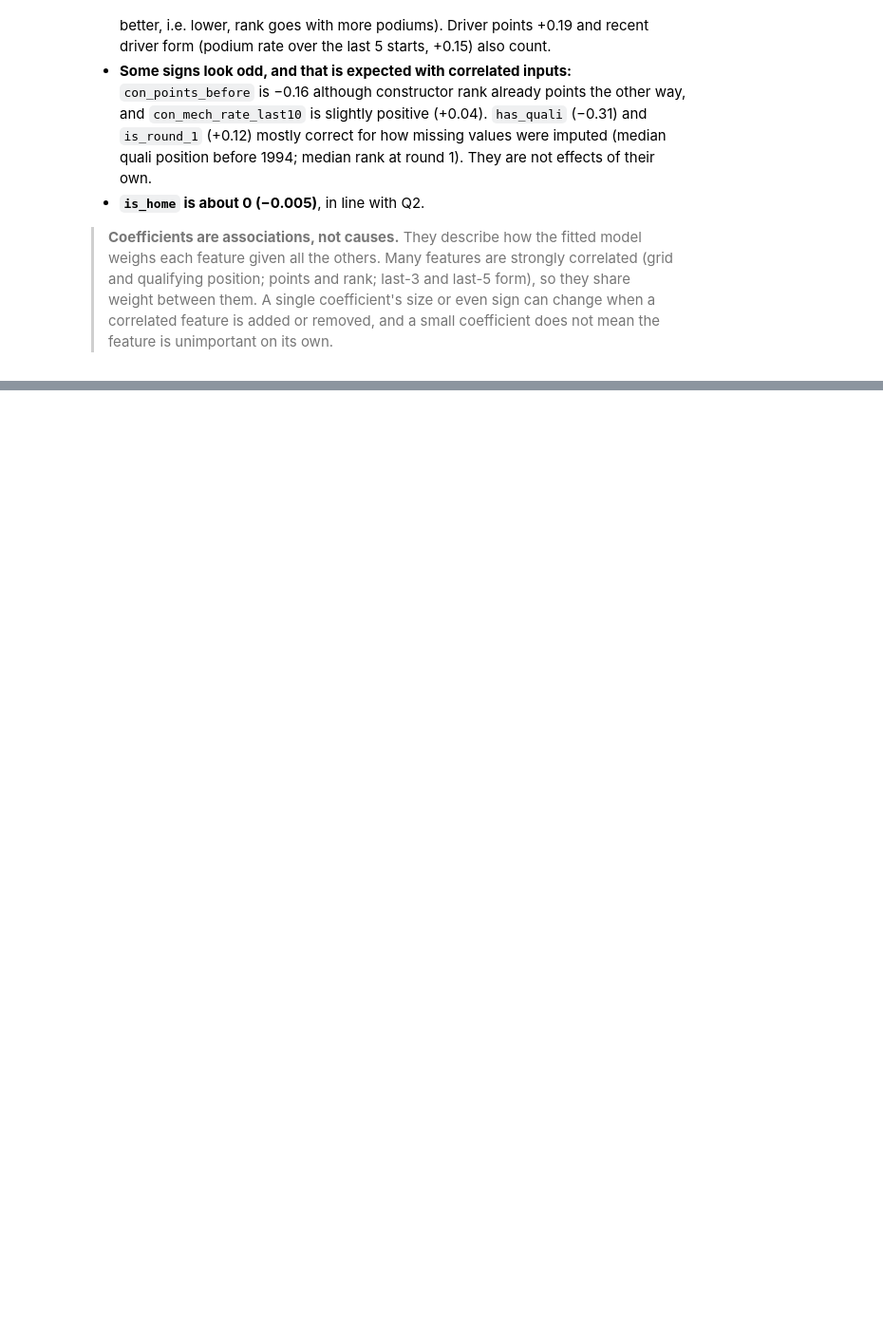
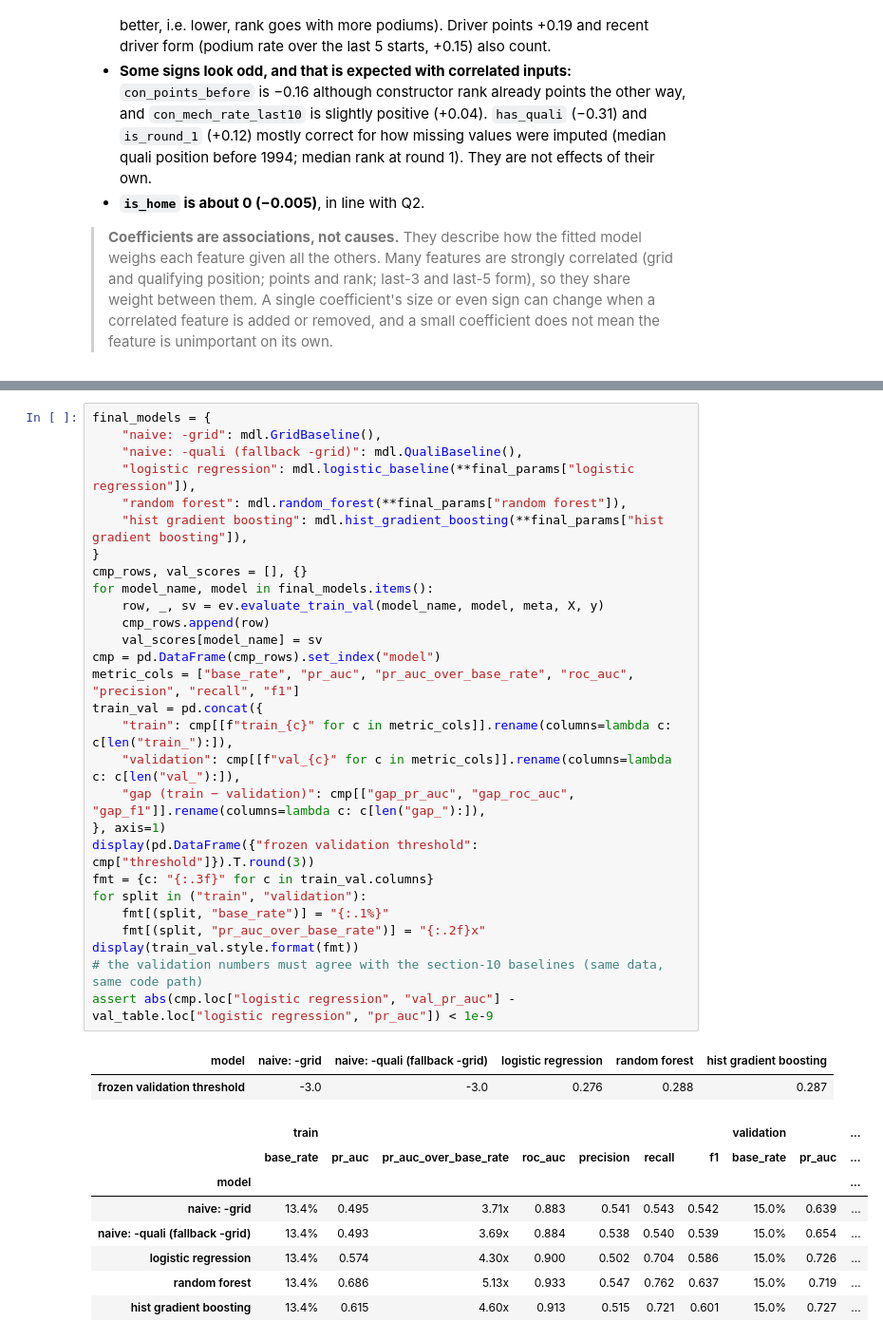
Before and after one commit to YShimy/f1-podium, a Jupyter notebook: notebooks/milestone1.ipynb, the cells around one changed output, grey strips where cells are left out. Shown at 95% size. Cells and saved outputs as stored; diff of their text form; blank space fills up the shorter version.

```diff
--- a/notebooks/milestone1.ipynb
+++ b/notebooks/milestone1.ipynb
@@ -3199,0 +3377,39 @@ intercept: -3.33 | iterations: 23
+# %%
+final_models = {
+    "naive: -grid": mdl.GridBaseline(),
+    "naive: -quali (fallback -grid)": mdl.QualiBaseline(),
+    "logistic regression": mdl.logistic_baseline(**final_params["logistic regression"]),
+    "random forest": mdl.random_forest(**final_params["random forest"]),
+    "hist gradient boosting": mdl.hist_gradient_boosting(**final_params["hist gradient boosting"]),
+}
+cmp_rows, val_scores = [], {}
+for model_name, model in final_models.items():
+    row, _, sv = ev.evaluate_train_val(model_name, model, meta, X, y)
+    cmp_rows.append(row)
+    val_scores[model_name] = sv
+cmp = pd.DataFrame(cmp_rows).set_index("model")
+metric_cols = ["base_rate", "pr_auc", "pr_auc_over_base_rate", "roc_auc", "precision", "recall", "f1"]
+train_val = pd.concat({
+    "train": cmp[[f"train_{c}" for c in metric_cols]].rename(columns=lambda c: c[len("train_"):]),
+    "validation": cmp[[f"val_{c}" for c in metric_cols]].rename(columns=lambda c: c[len("val_"):]),
+    "gap (train − validation)": cmp[["gap_pr_auc", "gap_roc_auc", "gap_f1"]].rename(columns=lambda c: c[len("gap_"):]),
+}, axis=1)
+display(pd.DataFrame({"frozen validation threshold": cmp["threshold"]}).T.round(3))
+fmt = {c: "{:.3f}" for c in train_val.columns}
+for split in ("train", "validation"):
+    fmt[(split, "base_rate")] = "{:.1%}"
+    fmt[(split, "pr_auc_over_base_rate")] = "{:.2f}x"
+display(train_val.style.format(fmt))
+# the validation numbers must agree with the section-10 baselines (same data, same code path)
+assert abs(cmp.loc["logistic regression", "val_pr_auc"] - val_table.loc["logistic regression", "pr_auc"]) < 1e-9
+# %% [output]
+| model | naive: -grid | naive: -quali (fallback -grid) | logistic regression | random forest | hist gradient boosting |
+| frozen validation threshold | -3.0 | -3.0 | 0.276 | 0.288 | 0.287 |
+|  | train |  |  |  |  |  |  | validation |  | ... |
+|  | base_rate | pr_auc | pr_auc_over_base_rate | roc_auc | precision | recall | f1 | base_rate | pr_auc | ... |
+| model |  |  |  |  |  |  |  |  |  | ... |
+| naive: -grid | 13.4% | 0.495 | 3.71x | 0.883 | 0.541 | 0.543 | 0.542 | 15.0% | 0.639 | ... |
+| naive: -quali (fallback -grid) | 13.4% | 0.493 | 3.69x | 0.884 | 0.538 | 0.540 | 0.539 | 15.0% | 0.654 | ... |
+| logistic regression | 13.4% | 0.574 | 4.30x | 0.900 | 0.502 | 0.704 | 0.586 | 15.0% | 0.726 | ... |
+| random forest | 13.4% | 0.686 | 5.13x | 0.933 | 0.547 | 0.762 | 0.637 | 15.0% | 0.719 | ... |
+| hist gradient boosting | 13.4% | 0.615 | 4.60x | 0.913 | 0.515 | 0.721 | 0.601 | 15.0% | 0.727 | ... |
```
Also changed, not shown: parts of 19 cells of this notebook, 3 other files.
